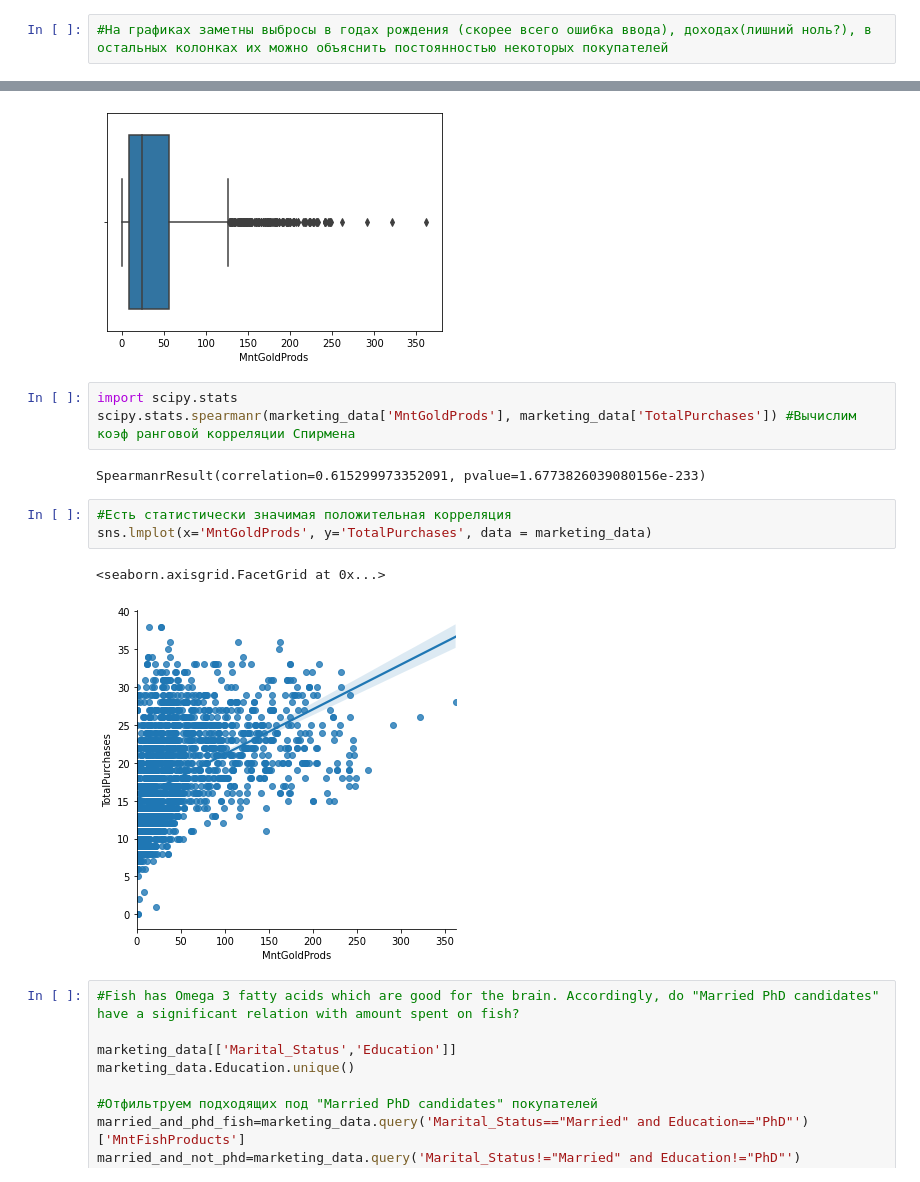
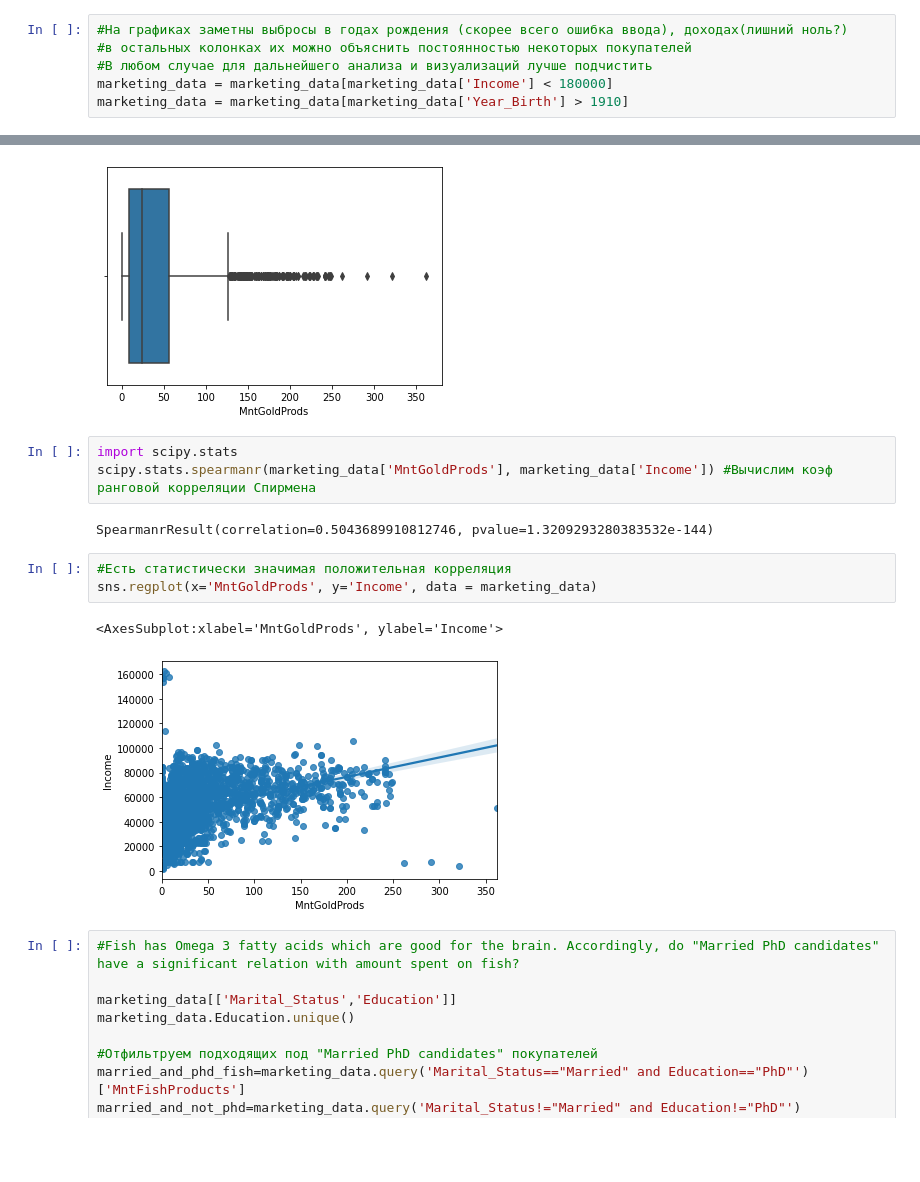
Before and after one commit to kiryouri/marketing_data_project, a Jupyter notebook: marketing_data_project.ipynb, the cells around one changed output, grey strips where cells are left out. Saved outputs shown, nothing was run; the diff lists cells and outputs as text; blank space fills up the shorter version.

```diff
--- a/marketing_data_project.ipynb
+++ b/marketing_data_project.ipynb
@@ -81,7 +81,11 @@ for ax, x in zip(axes, list(cols)):                 #т.к. итерация н
 # %% [output]
 [figure]
 # %%
-#На графиках заметны выбросы в годах рождения (скорее всего ошибка ввода), доходах(лишний ноль?), в остальных колонках их можно объяснить постоянностью некоторых покупателей
+#На графиках заметны выбросы в годах рождения (скорее всего ошибка ввода), доходах(лишний ноль?)
+#в остальных колонках их можно объяснить постоянностью некоторых покупателей
+#В любом случае для дальнейшего анализа и визуализаций лучше подчистить
+marketing_data = marketing_data[marketing_data['Income'] < 180000]
+marketing_data = marketing_data[marketing_data['Year_Birth'] > 1910]
 # %%
 #По заданию нужно определить ("What factors are significantly related to the number of store purchases"), логически наибольший вклад должен внести доход, больше денег-больше покупок, для подтверждения этой гипотезы воспользуемся простой линейной регрессией
 # %%
@@ -186,15 +191,15 @@ sns.boxplot(x='MntGoldProds', data=marketing_data)
 [figure]
 # %%
 import scipy.stats
-scipy.stats.spearmanr(marketing_data['MntGoldProds'], marketing_data['TotalPurchases']) #Вычислим коэф ранговой корреляции Спирмена
+scipy.stats.spearmanr(marketing_data['MntGoldProds'], marketing_data['Income']) #Вычислим коэф ранговой корреляции Спирмена
 # %% [output]
-SpearmanrResult(correlation=0.615299973352091, pvalue=1.6773826039080156e-233)
+SpearmanrResult(correlation=0.5043689910812746, pvalue=1.3209293280383532e-144)
 # %%
 #Есть статистически значимая положительная корреляция
-sns.lmplot(x='MntGoldProds', y='TotalPurchases', data = marketing_data)
+sns.regplot(x='MntGoldProds', y='Income', data = marketing_data)
 # %% [output]
-<seaborn.axisgrid.FacetGrid at 0x...>
+<AxesSubplot:xlabel='MntGoldProds', ylabel='Income'>
-[figure, old version]
+[figure, new version]
 # %%
 #Fish has Omega 3 fatty acids which are good for the brain. Accordingly, do "Married PhD candidates" have a significant relation with amount spent on fish?
 
```
Also changed, not shown: parts of 13 cells of this notebook.
